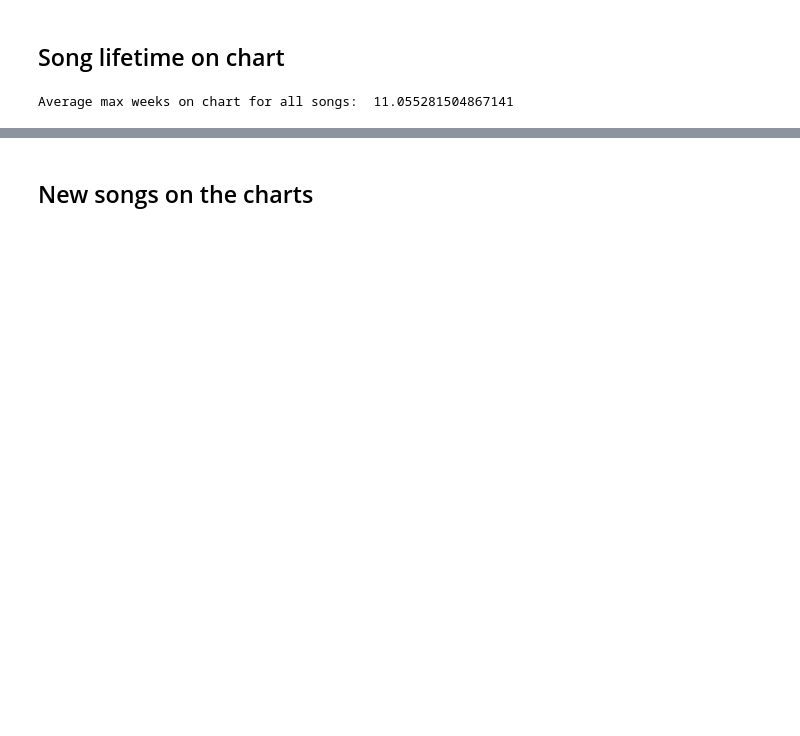
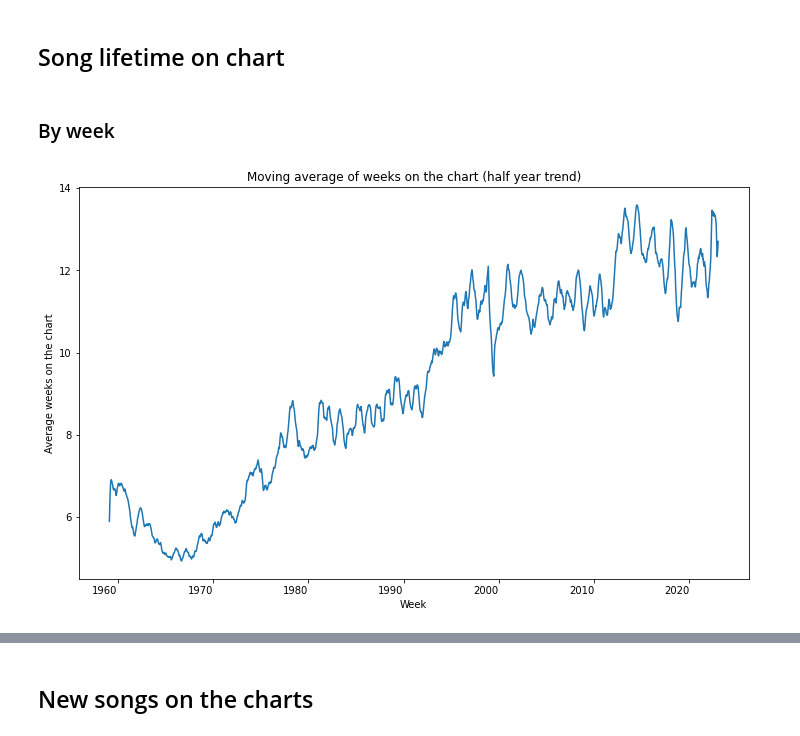
Before and after one commit to martalech/pop_charts_dynamics, a Jupyter notebook: data_statistics.ipynb, the cells around one changed output, grey strips where cells are left out. Saved outputs shown, nothing was run; the diff lists cells and outputs as text; code cells hidden in the pictures; blank space fills up the shorter version.

```diff
--- a/data_statistics.ipynb
+++ b/data_statistics.ipynb
@@ -33,10 +34,19 @@ billboard_hot_100.head()
 | 4 | 4 | 1958-09-08 | Perez Prado And His Orchestra | Patricia | 5 | 6.0 | 2 | ... |
 # %% [markdown]
 ## Song lifetime on chart
-# %%
-max_weeks_on_chart = billboard_hot_100[["artist", "song_name", "weeks_on_chart"]].groupby(by=["artist", "song_name"]).max()
-avg_week_on_chart = np.mean(max_weeks_on_chart["weeks_on_chart"])
-
-print("Average max weeks on chart for all songs: ", avg_week_on_chart)
-# %% [output]
-Average max weeks on chart for all songs:  11.055281504867141
+# %% [markdown]
+### By week
+# %%
+import matplotlib.dates as mdates
+
+avg_weeks_on_chart = billboard_hot_100[["first_day_of_the_week", "weeks_on_chart"]].groupby(
+    by="first_day_of_the_week").mean().rolling(window=30).mean()
+
+avg_weeks_on_chart_plot = avg_weeks_on_chart.plot(kind='line', figsize=(12, 8), legend=False, rot=0)
+plt.title("Moving average of weeks on the chart (half year trend)")
+plt.xlabel("Week")
+plt.ylabel("Average weeks on the chart")
+
+plt.show()
+# %% [output]
+[figure, added]
```
Also changed, not shown: parts of 16 cells of this notebook.
